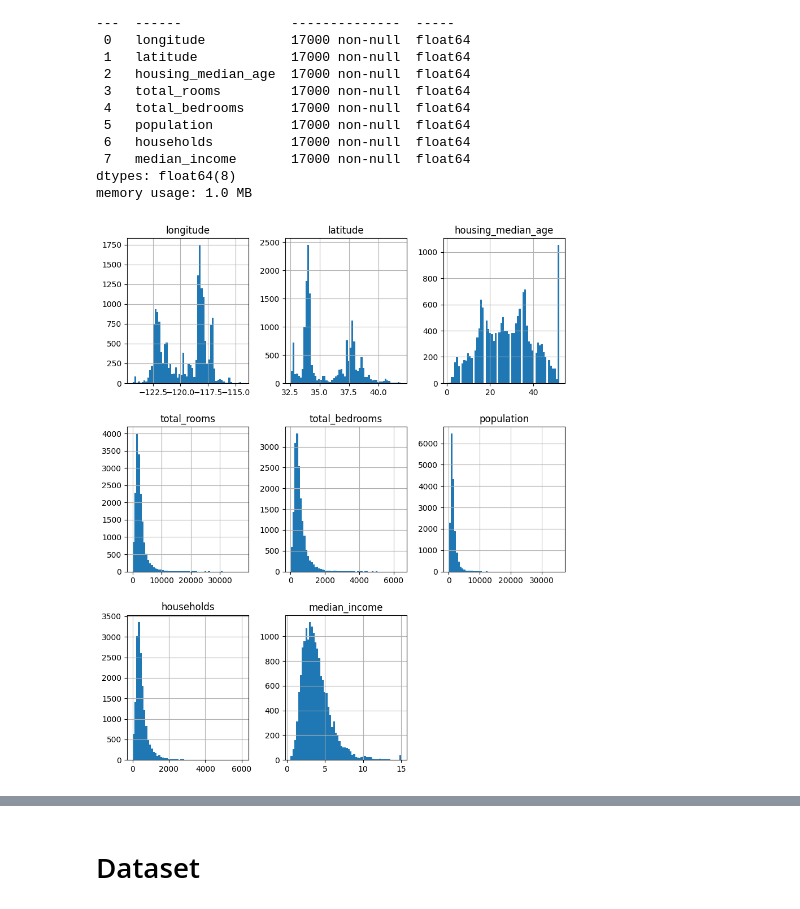
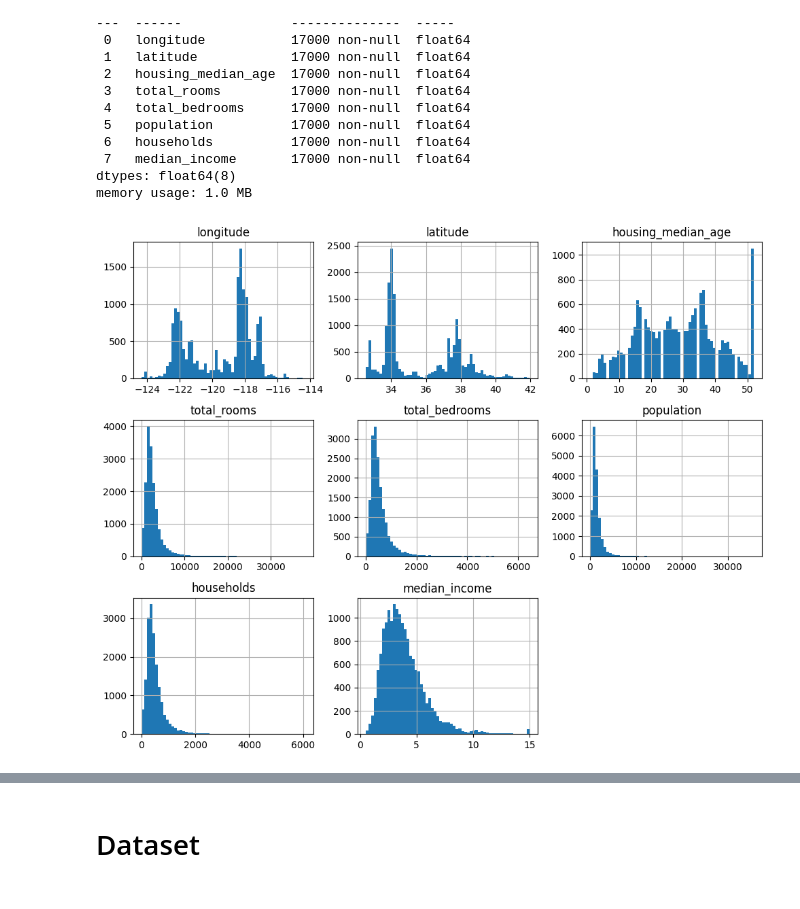
Before and after one commit to MetronWard/Computer-Vision-Course, a Jupyter notebook: Chapter_1_Pytorch_Fundamentals.ipynb, the cells around one changed output, grey strips where cells are left out. Drawn from its saved outputs; the diff is of its cells as text; code cells hidden in the pictures.

```diff
--- a/Chapter_1_Pytorch_Fundamentals.ipynb
+++ b/Chapter_1_Pytorch_Fundamentals.ipynb
@@ -14,6 +14,18 @@ def dataset_fn(train:Literal["train", "test"]):
       df = pd.read_csv("/content/sample_data/california_housing_test.csv")
 
   return df.drop("median_house_value", axis=1), df["median_house_value"].copy()
+# %%
+from pathlib import Path
+import matplotlib.pyplot as plt
+
+IMAGES_PATH = Path() / "images"
+IMAGES_PATH.mkdir(parents=True, exist_ok=True)
+
+def save_fig(fig_id, tight_layout=True, fig_extension="png", resolution=300):
+    path = IMAGES_PATH / f"{fig_id}.{fig_extension}"
+    if tight_layout:
+        plt.tight_layout()
+    plt.savefig(path, format=fig_extension, dpi=resolution)
 # %%
 x, y = dataset_fn(train="train")
 y.head(3)
@@ -42,9 +54,10 @@ Data columns (total 8 columns):
 dtypes: float64(8)
 memory usage: 1.0 MB
 # %%
-x.hist(figsize=(10, 12), bins=60);
+x.hist(figsize=(10, 8), bins=60)
+save_fig("attribute_histogram_plots")
 # %% [output]
-[figure, old version]
+[figure, new version]
 # %%
 x.plot(kind="scatter", x="longitude", y="latitude", grid=True,
        s=x["population"]/100, label="population", c=y, alpha=0.5,
```
Also changed, not shown: parts of 5 cells of this notebook.
